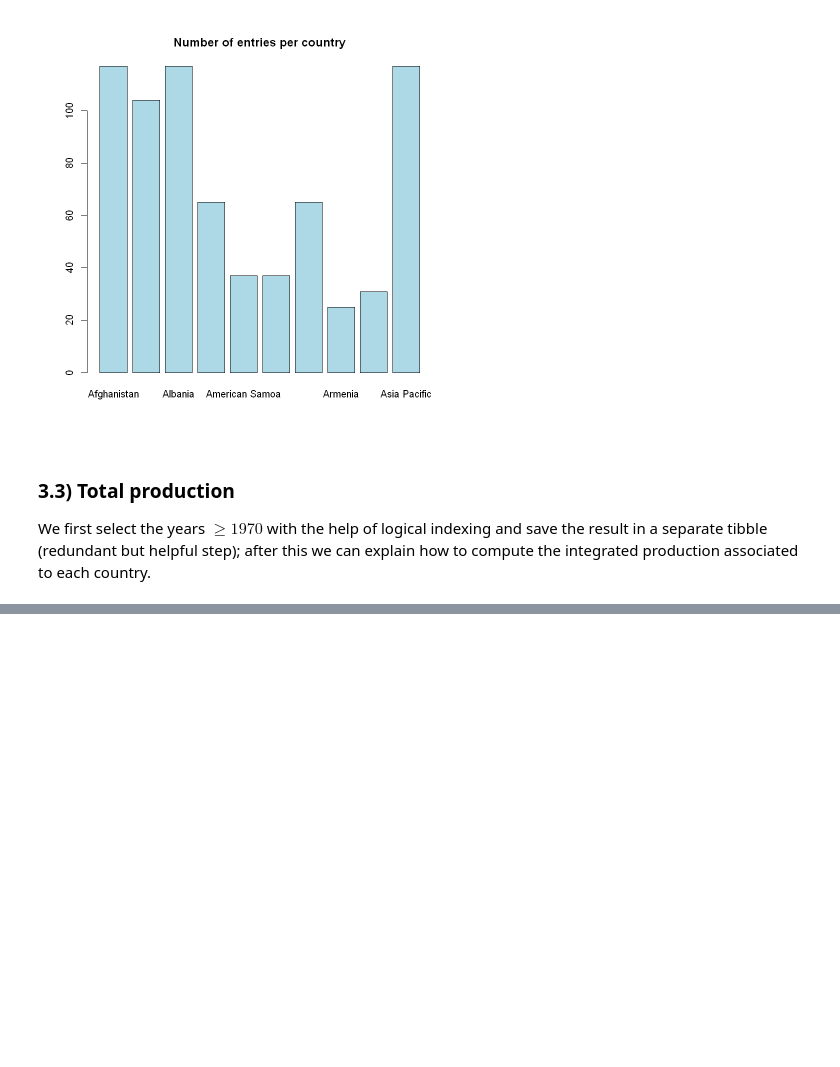
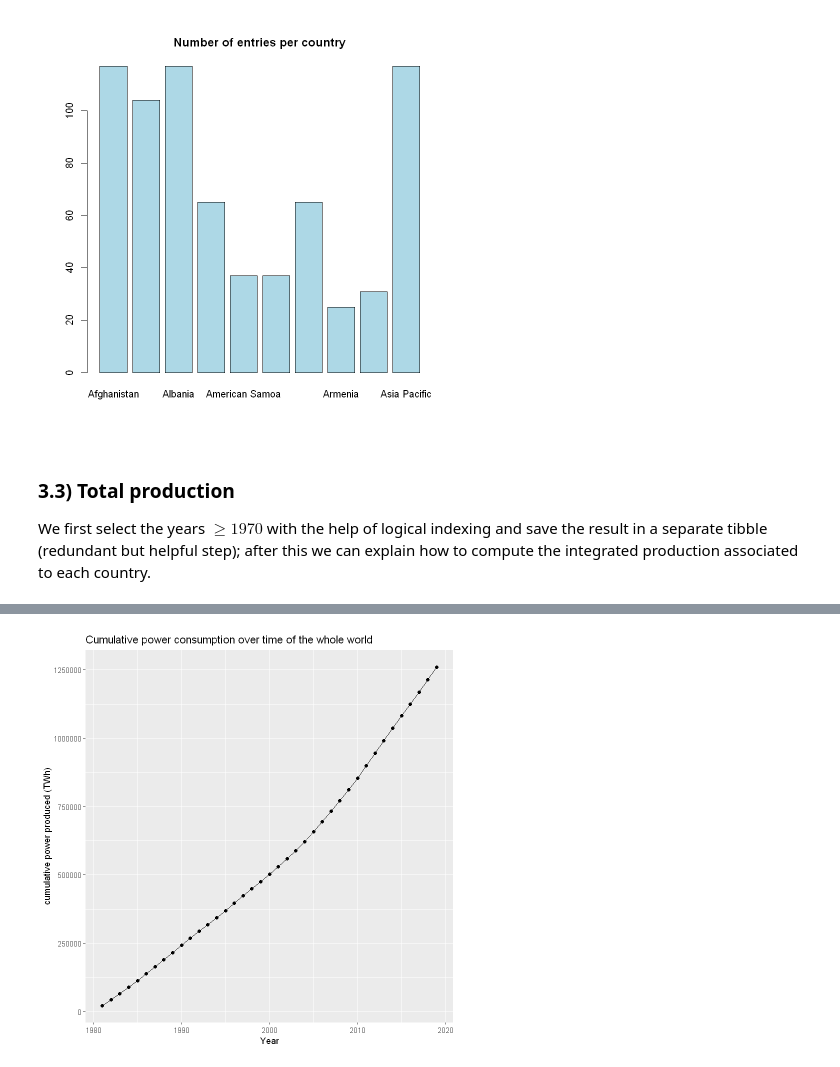
Before and after one commit to marco-giunta/AdvStatPhysAn, a Jupyter notebook: compito_1.ipynb, the cells around one changed output, grey strips where cells are left out. Cells and saved outputs as stored; diff of their text form; code cells hidden in the pictures; blank space fills up the shorter version.

```diff
--- a/compito_1.ipynb
+++ b/compito_1.ipynb
@@ -419,0 +462,12 @@ coal$Year[coal$Year>1969]
+# %%
+world <- coal[coal$Country == "World",] #watch out for the , !
+world["cumsum"] <- cumsum(world$TWh)
+
+g <- ggplot(data = world, aes(x = Year, y = cumsum))
+g <- g + geom_point()
+g <- g + geom_line()
+g <- g + labs(x = "Year", y = "cumulative power produced (TWh)")
+g <- g + ggtitle("Cumulative power consumption over time of the whole world")
+g
+# %% [output]
+[figure, added]
```
Also changed, not shown: parts of 20 cells of this notebook.
